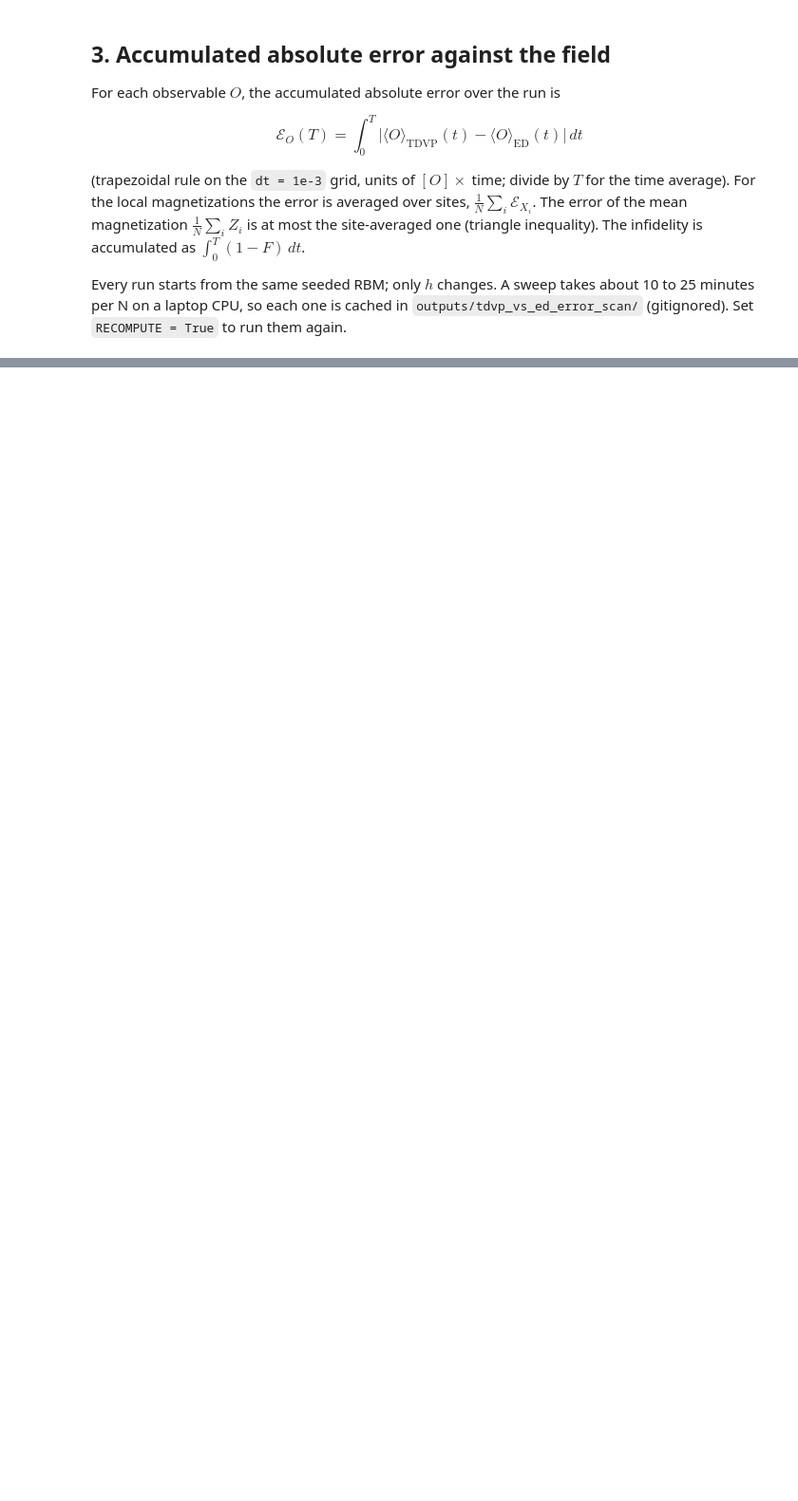
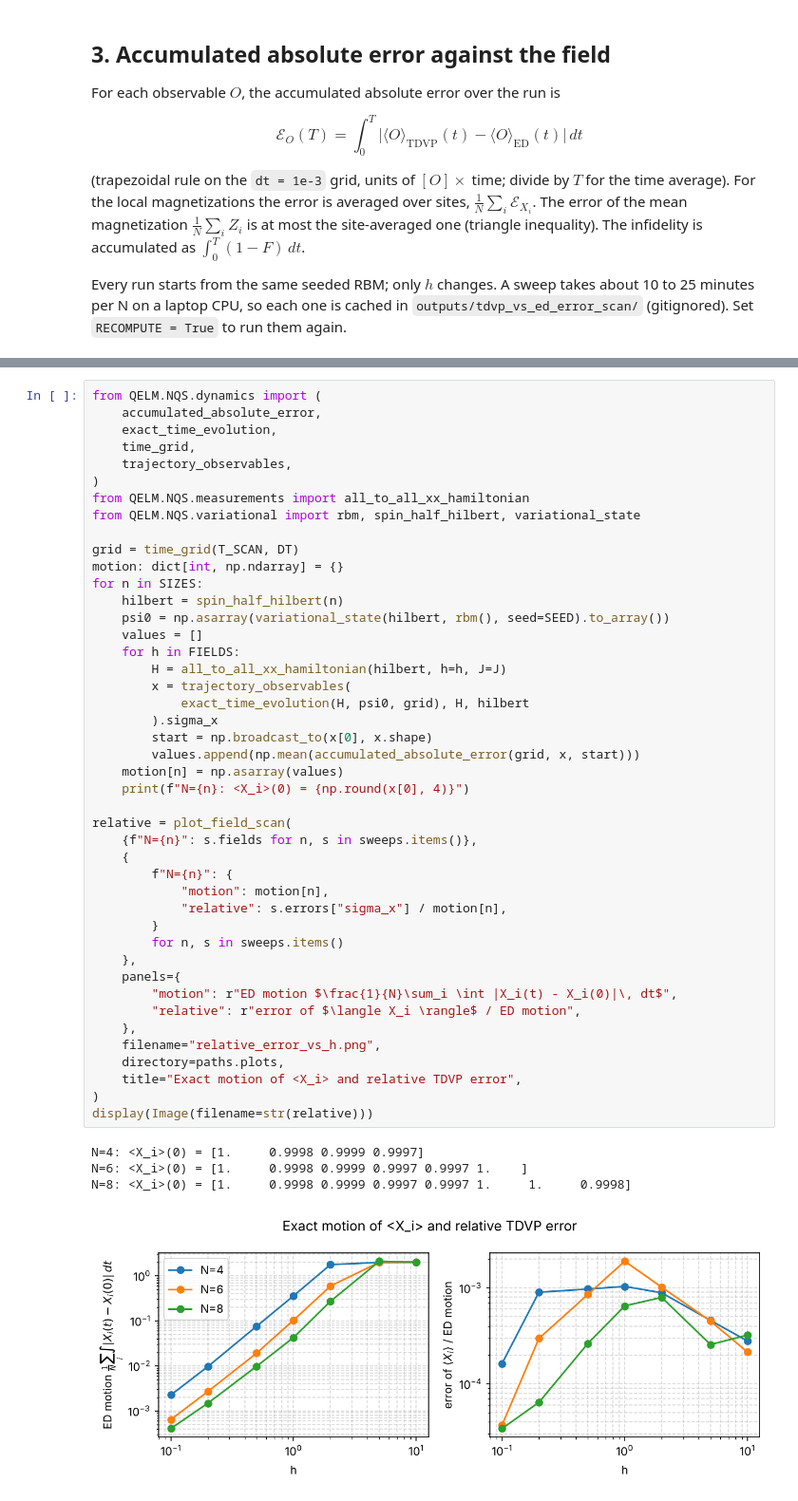
Before and after one commit to victor-pcll/QELM-enhanced-by-NQS, a Jupyter notebook: notebooks/results/01_tdvp_vs_ed_baseline.ipynb, the cells around one changed output, grey strips where cells are left out. Shown at 95% size. Saved outputs shown, nothing was run; the diff lists cells and outputs as text; blank space fills up the shorter version.

```diff
--- a/notebooks/results/01_tdvp_vs_ed_baseline.ipynb
+++ b/notebooks/results/01_tdvp_vs_ed_baseline.ipynb
@@ -166,0 +208,49 @@ INTERPRETATION_PLACEHOLDER
+# %%
+from QELM.NQS.dynamics import (
+    accumulated_absolute_error,
+    exact_time_evolution,
+    time_grid,
+    trajectory_observables,
+)
+from QELM.NQS.measurements import all_to_all_xx_hamiltonian
+from QELM.NQS.variational import rbm, spin_half_hilbert, variational_state
+
+grid = time_grid(T_SCAN, DT)
+motion: dict[int, np.ndarray] = {}
+for n in SIZES:
+    hilbert = spin_half_hilbert(n)
+    psi0 = np.asarray(variational_state(hilbert, rbm(), seed=SEED).to_array())
+    values = []
+    for h in FIELDS:
+        H = all_to_all_xx_hamiltonian(hilbert, h=h, J=J)
+        x = trajectory_observables(
+            exact_time_evolution(H, psi0, grid), H, hilbert
+        ).sigma_x
+        start = np.broadcast_to(x[0], x.shape)
+        values.append(np.mean(accumulated_absolute_error(grid, x, start)))
+    motion[n] = np.asarray(values)
+    print(f"N={n}: <X_i>(0) = {np.round(x[0], 4)}")
+
+relative = plot_field_scan(
+    {f"N={n}": s.fields for n, s in sweeps.items()},
+    {
+        f"N={n}": {
+            "motion": motion[n],
+            "relative": s.errors["sigma_x"] / motion[n],
+        }
+        for n, s in sweeps.items()
+    },
+    panels={
+        "motion": r"ED motion $\frac{1}{N}\sum_i \int |X_i(t) - X_i(0)|\, dt$",
+        "relative": r"error of $\langle X_i \rangle$ / ED motion",
+    },
+    filename="relative_error_vs_h.png",
+    directory=paths.plots,
+    title="Exact motion of <X_i> and relative TDVP error",
+)
+display(Image(filename=str(relative)))
+# %% [output]
+N=4: <X_i>(0) = [1.     0.9998 0.9999 0.9997]
+N=6: <X_i>(0) = [1.     0.9998 0.9999 0.9997 0.9997 1.    ]
+N=8: <X_i>(0) = [1.     0.9998 0.9999 0.9997 0.9997 1.     1.     0.9998]
+[figure, added]
```
Also changed, not shown: parts of 9 cells of this notebook, 1 other file.
